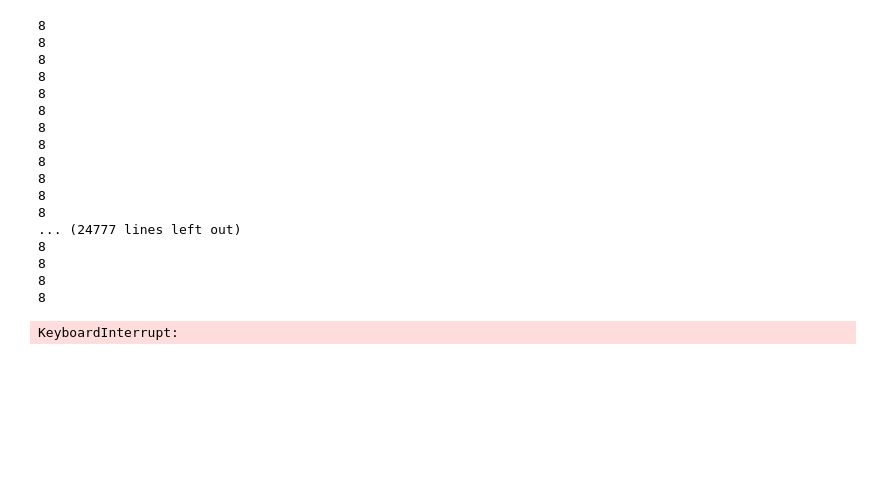
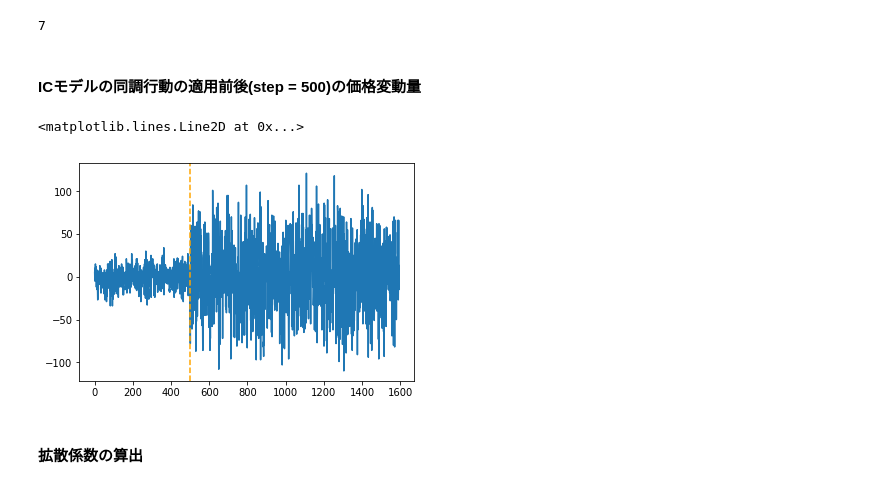
Before and after one commit to puva01/thesis, a Jupyter notebook: Independent Cascade Model.ipynb, the cells around one changed output. Drawn from its saved outputs; the diff is of its cells as text; code cells hidden in the pictures; blank space fills up the shorter version.

Commit message:
IC Model

```diff
--- a/Independent Cascade Model.ipynb
+++ b/Independent Cascade Model.ipynb
@@ -136,13 +123,0 @@ opinion [{'buy': 0, 'sell': 0, 'hold': 0}, {'buy': 0, 'sell': 0, 'hold': 0}, {'b
-# %%
-def priceSeries(G):
-    agent_list = [Agent(id) for id in range(N)]
-    price = 0
-    prices = [price]
-    hub = find_hub(G)
-    inflencers, lengths = find_influencer(G, hub)
-    for play in range(num_play):
-        decision(agent_list)
-        update_strategy(agent_list, inflencers, lengths)
-        delta = count(agent_list)
-        price +=delta
-        prices.append(price)
@@ -185,23 +124,36 @@ opinion [{'buy': 0, 'sell': 0, 'hold': 0}, {'buy': 0, 'sell': 0, 'hold': 0}, {'b
-# %%
-num =-1
-while num<0:
-    print(i)
-# %% [output]
-8
-8
-8
-8
-8
-8
-8
-8
-8
-8
-8
-8
-... (24777 lines left out)
-8
-8
-8
-8
-KeyboardInterrupt:
+# %%
+#IC_model_diffusion()
+init_decision()
+count()
+# %% [output]
+7
+# %%
+def priceSeries():
+    price = 0
+    prices = [price]
+    delta_series = []
+    # generate first 500 days series by random walk  for calculating R(t)
+    for i in range(500):
+        init_decision()
+        delta = count()
+        price+=delta
+        delta_series.append(delta)
+
+    for play in range(num_play):
+        delta = IC_model_diffusion()
+        price +=delta
+        prices.append(price)
+        delta_series.append(delta)
+#     plt.plot(prices[:])
+    return prices, delta_series
+# %% [markdown]
+#### ICモデルの同調行動の適用前後(step = 500)の価格変動量
+# %%
+_,delta_series = priceSeries()
+plt.plot(delta_series)
+plt.axvline(x = 500, linestyle = "dashed",color = "orange")
+# %% [output]
+<matplotlib.lines.Line2D at 0x...>
+[figure, added]
+# %% [markdown]
+#### 拡散係数の算出
```
Also changed, not shown: parts of 8 cells of this notebook.
